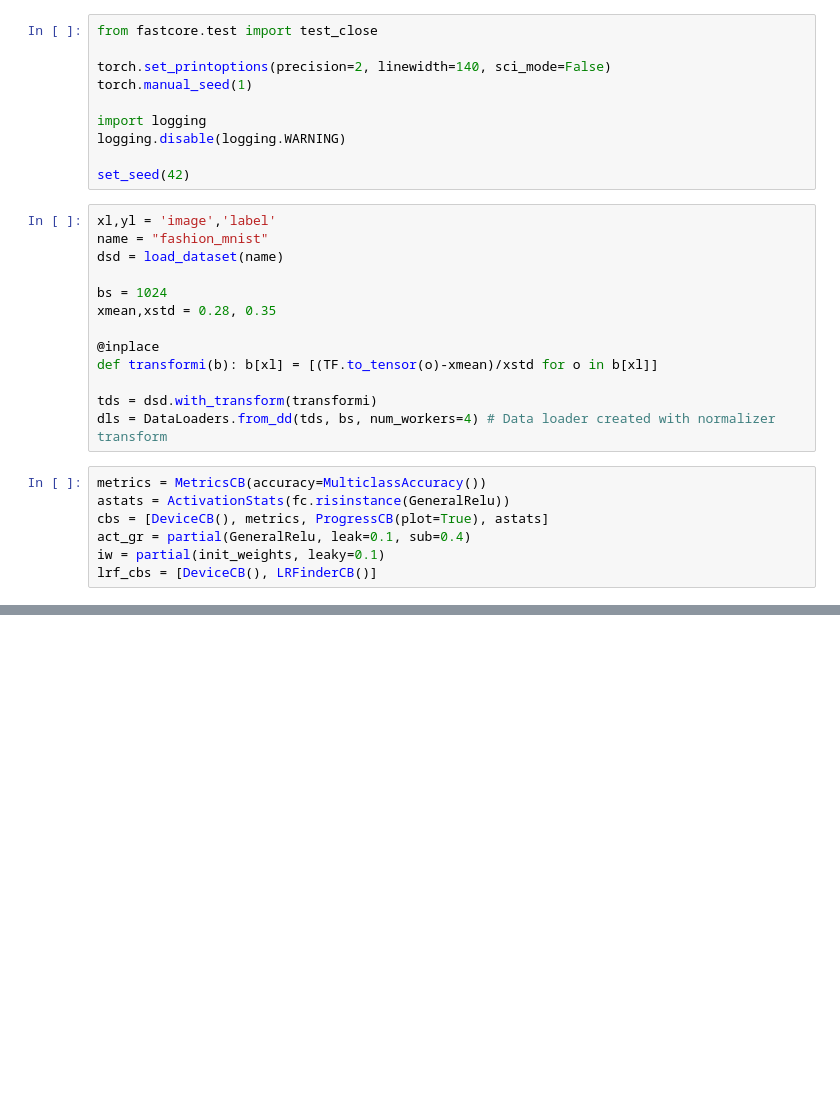
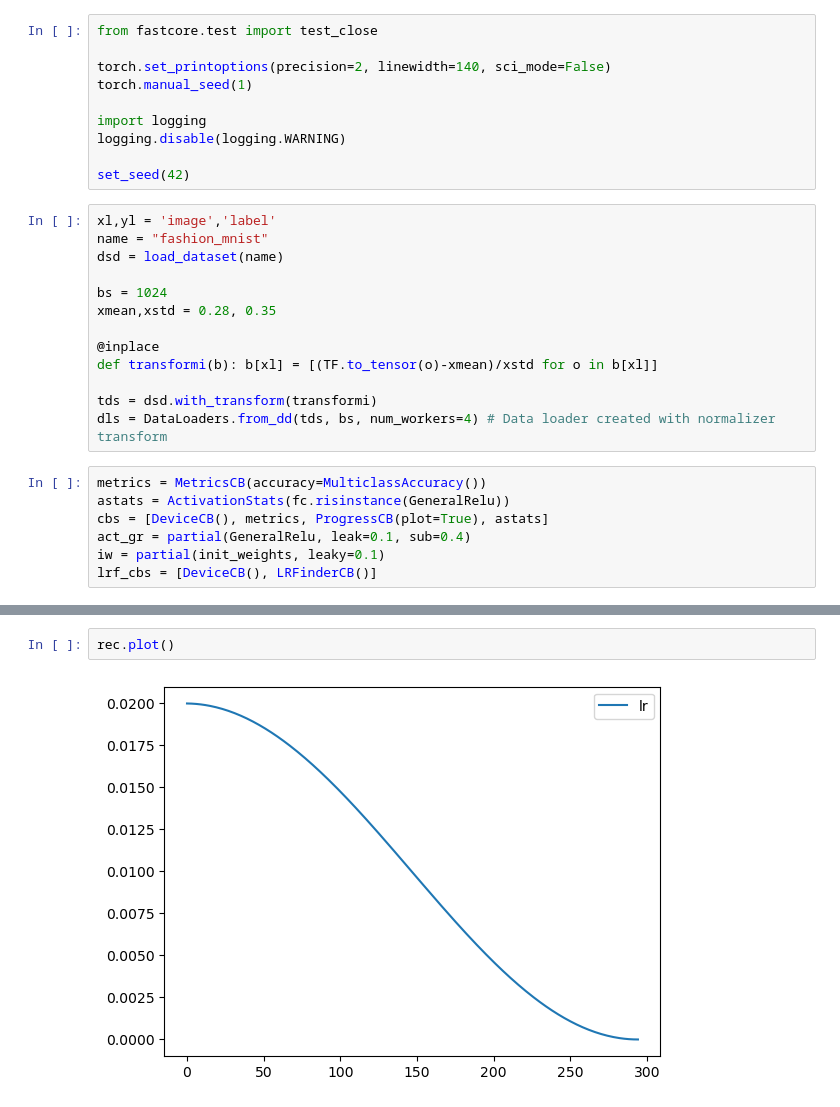
Before and after one commit to joeross999/fastai_classwork, a Jupyter notebook: notebooks/hw01_schedulers.ipynb, the cells around one changed output, grey strips where cells are left out. Cells and saved outputs as stored; diff of their text form; blank space fills up the shorter version.

```diff
--- a/notebooks/hw01_schedulers.ipynb
+++ b/notebooks/hw01_schedulers.ipynb
@@ -71,0 +115,4 @@ learn.fit(3)
+# %%
+rec.plot()
+# %% [output]
+[figure, added]
```
Also changed, not shown: parts of 10 cells of this notebook, 4 other files.
